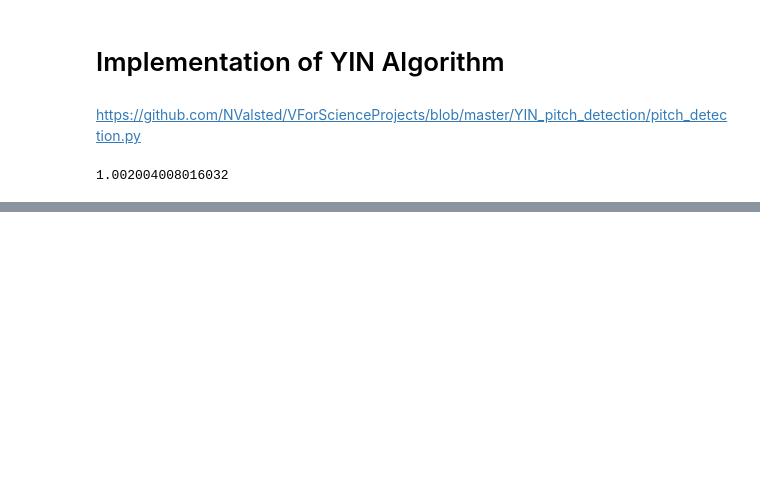
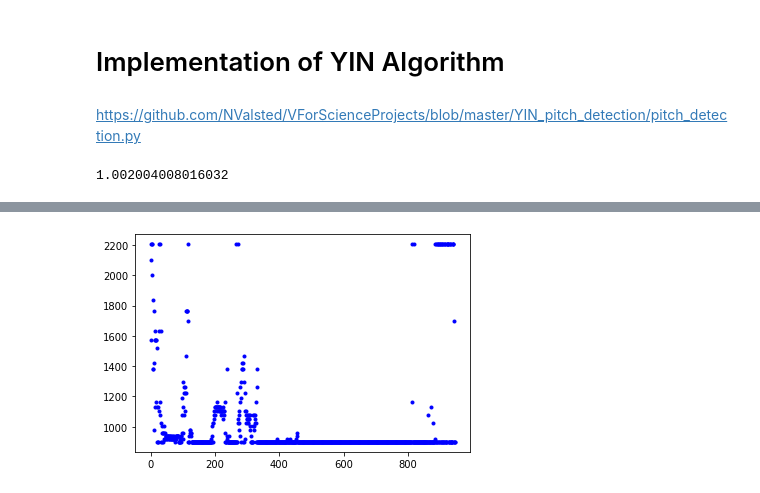
Before and after one commit to PabloSML/Pitch-Tracking, a Jupyter notebook: Notebooks/yin.ipynb, the cells around one changed output, grey strips where cells are left out. Drawn from its saved outputs; the diff is of its cells as text; code cells hidden in the pictures; blank space fills up the shorter version.

```diff
--- a/Notebooks/yin.ipynb
+++ b/Notebooks/yin.ipynb
@@ -94,0 +119,5 @@ KeyboardInterrupt:
+# %%
+plt.plot(pitches,'.b')
+plt.show()
+# %% [output]
+[figure, added]
```
Also changed, not shown: parts of 5 cells of this notebook.
